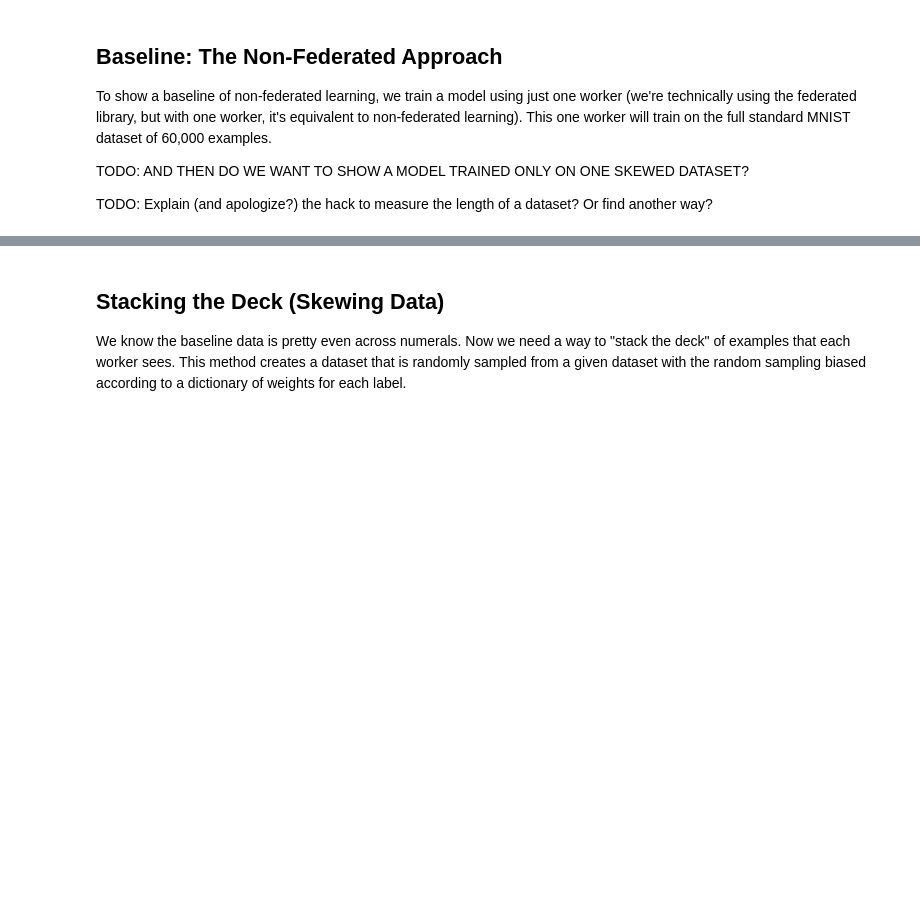
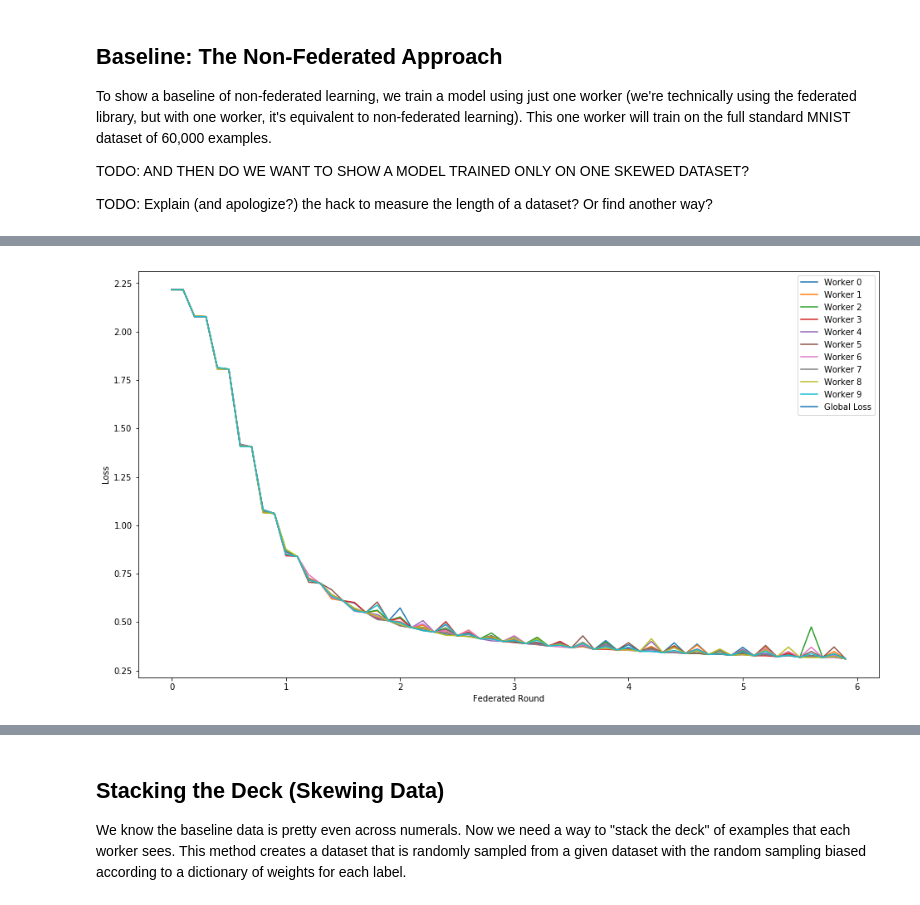
Before and after one commit to rmicallef/bfpytorch, a Jupyter notebook: MNIST-fed.ipynb, the cells around one changed output, grey strips where cells are left out. Cells and saved outputs as stored; diff of their text form; code cells hidden in the pictures; blank space fills up the shorter version.

```diff
--- a/MNIST-fed.ipynb
+++ b/MNIST-fed.ipynb
@@ -202,0 +291,10 @@ TODO: Federated learning _without_ the skew?
+# %%
+import pprint
+pp = pprint.PrettyPrinter(indent=4)
+pp.pprint(digit_counts)
+
+print(fed_constant_n_dloaders[0].dataset.__len__)
+
+for i in range(len(fed_constant_n_dloaders)):
+
+    print(sum(digit_counts[i]))
@@ -202,0 +348,18 @@ TODO: Federated learning _without_ the skew?
+# %%
+from tqdm import tqdm
+
+print("Training", num_rounds, "round(s) with", fed_constant_n_manager.n_workers, "worker(s) doing", num_epochs, "epoch(s) per round.\n" )
+
+training_start_time = time.time()
+
+for i in tqdm(range(num_rounds)):
+    print("Beginning round", i+1)
+    fed_constant_n_manager.round()
+    print("Finished round", i+1, "with global loss: %.5f" % fed_constant_n_manager.manager_loss_history[-1], "\n")
+
+run_data['Federated Training Time'] = time.time() - training_start_time
+#run_data['Manager Loss History'] = default_manager.manager_loss_history
+#run_data['Worker Loss Histories'] = default_manager.worker_loss_histories
+run_data['Final Global Loss'] = fed_constant_n_manager.manager_loss_history[-1]
+
+print('Federated Training Time: %.2f' % run_data['Federated Training Time'])
@@ -202,0 +541,18 @@ TODO: Federated learning _without_ the skew?
+# %%
+fig, ax = plt.subplots(figsize=(16, 9))
+
+
+for i in range(len(fed_constant_n_manager.worker_loss_histories)):
+    ax.plot(fed_constant_n_manager.worker_loss_histories[i], label=('Worker ' + str(i)))
+
+# TODO: Align the global loss properly
+ax.plot(fed_constant_n_manager.manager_loss_history[1], label="Global Loss", )
+
+
+# TODO: Get these labels done properly - they should be aligned with the main
+ax.set_xticklabels([(i-1) for i in range(len(fed_constant_n_manager.worker_loss_histories))])
+ax.set_xlabel("Federated Round")
+ax.set_ylabel("Loss")
+ax.legend();
+# %% [output]
+[figure, added]
```
Also changed, not shown: parts of 32 cells of this notebook, 2 other files.
